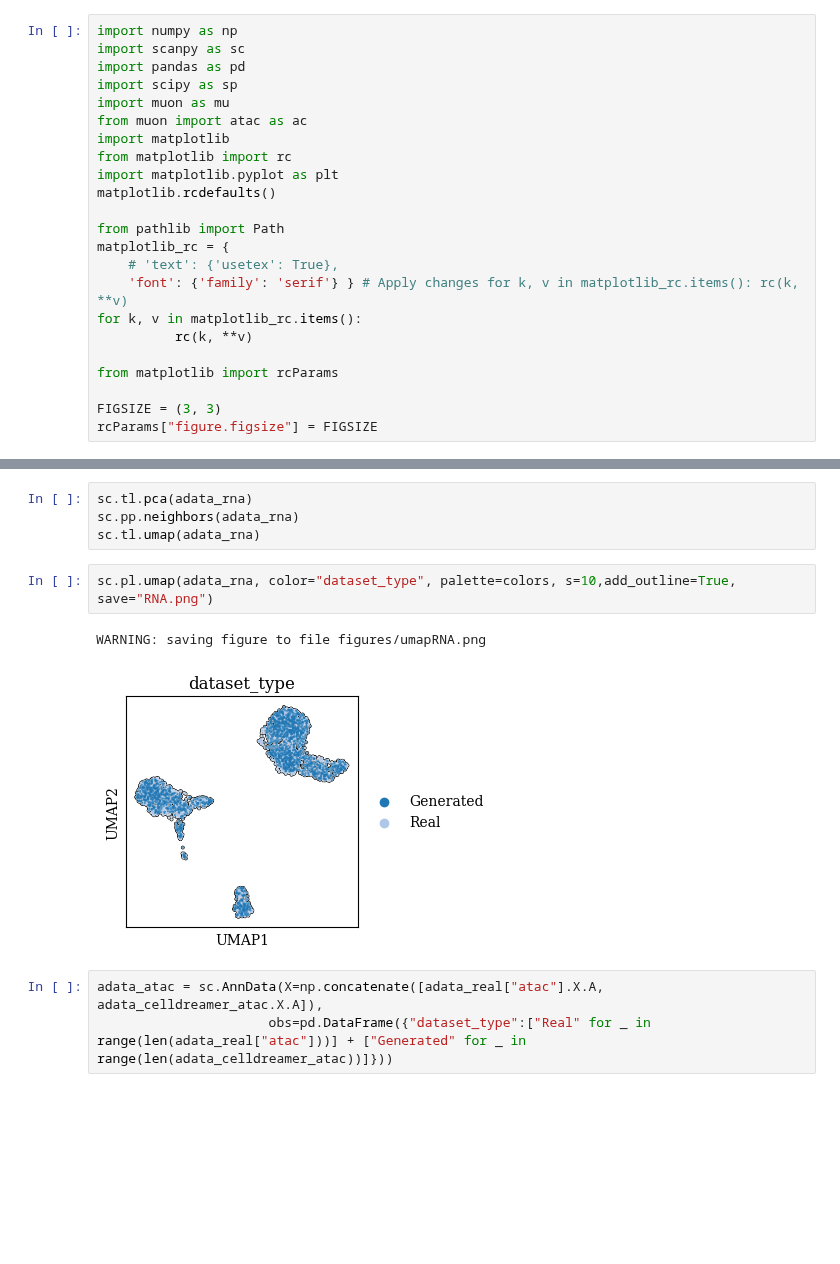
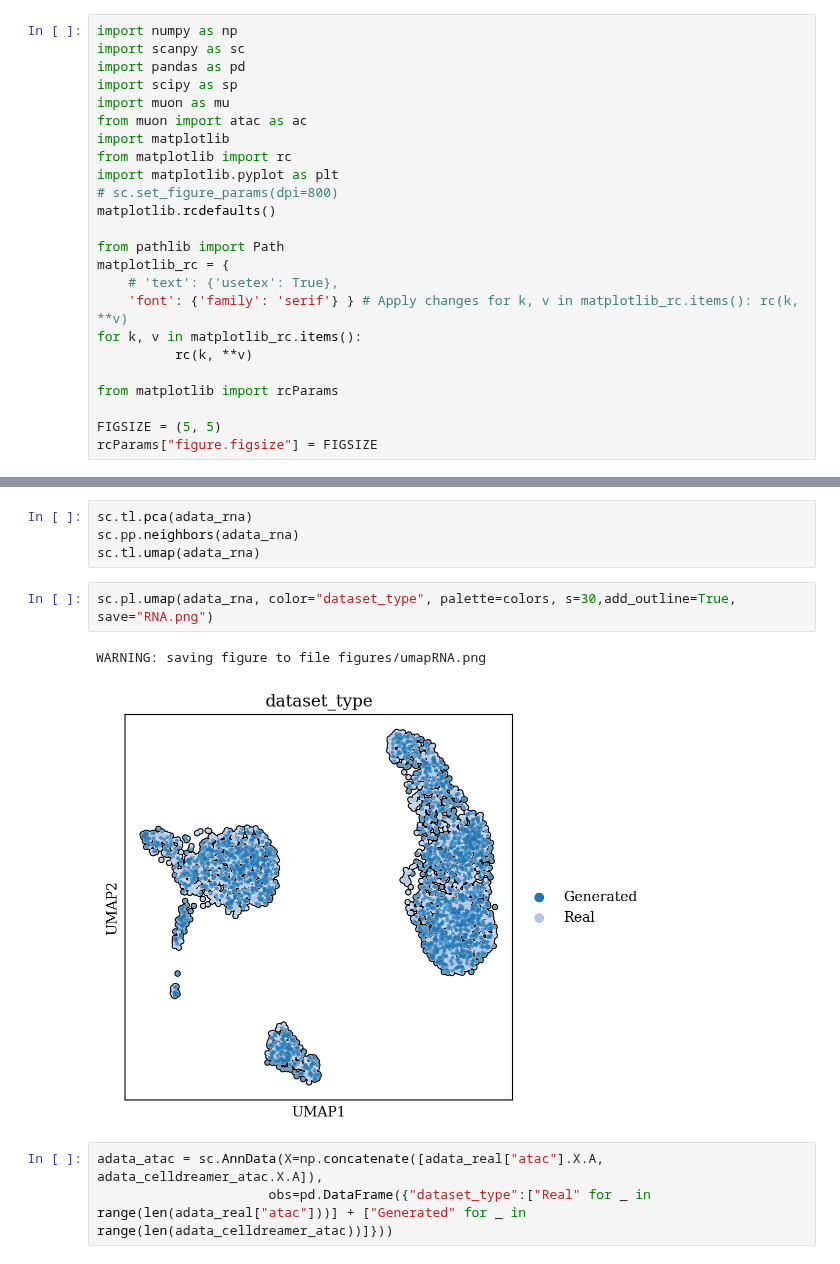
Before and after one commit to theislab/CFGen, a Jupyter notebook: notebooks/experiments/paper/mulimodal/plot_generated_mm.ipynb, the cells around one changed output, grey strips where cells are left out. Drawn from its saved outputs; the diff is of its cells as text; blank space fills up the shorter version.

```diff
--- a/notebooks/experiments/paper/mulimodal/plot_generated_mm.ipynb
+++ b/notebooks/experiments/paper/mulimodal/plot_generated_mm.ipynb
@@ -10,6 +10,7 @@ from muon import atac as ac
 import matplotlib
 from matplotlib import rc
 import matplotlib.pyplot as plt
+# sc.set_figure_params(dpi=800)
 matplotlib.rcdefaults()
 
 from pathlib import Path
@@ -21,7 +22,7 @@ for k, v in matplotlib_rc.items():
 
 from matplotlib import rcParams
 
-FIGSIZE = (3, 3)
+FIGSIZE = (5, 5)
 rcParams["figure.figsize"] = FIGSIZE
 # %%
 colors = plt.cm.tab20.colors
@@ -37,10 +38,10 @@ sc.tl.pca(adata_rna)
 sc.pp.neighbors(adata_rna)
 sc.tl.umap(adata_rna)
 # %%
-sc.pl.umap(adata_rna, color="dataset_type", palette=colors, s=10,add_outline=True, save="RNA.png")
+sc.pl.umap(adata_rna, color="dataset_type", palette=colors, s=30,add_outline=True, save="RNA.png")
 # %% [output]
 WARNING: saving figure to file figures/umapRNA.png
-[figure, old version]
+[figure, new version]
 # %%
 adata_atac = sc.AnnData(X=np.concatenate([adata_real["atac"].X.A, adata_celldreamer_atac.X.A]),
                       obs=pd.DataFrame({"dataset_type":["Real" for _ in range(len(adata_real["atac"]))] + ["Generated" for _ in range(len(adata_celldreamer_atac))]}))
```
Also changed, not shown: parts of 1 cell of this notebook, 30 other files.
